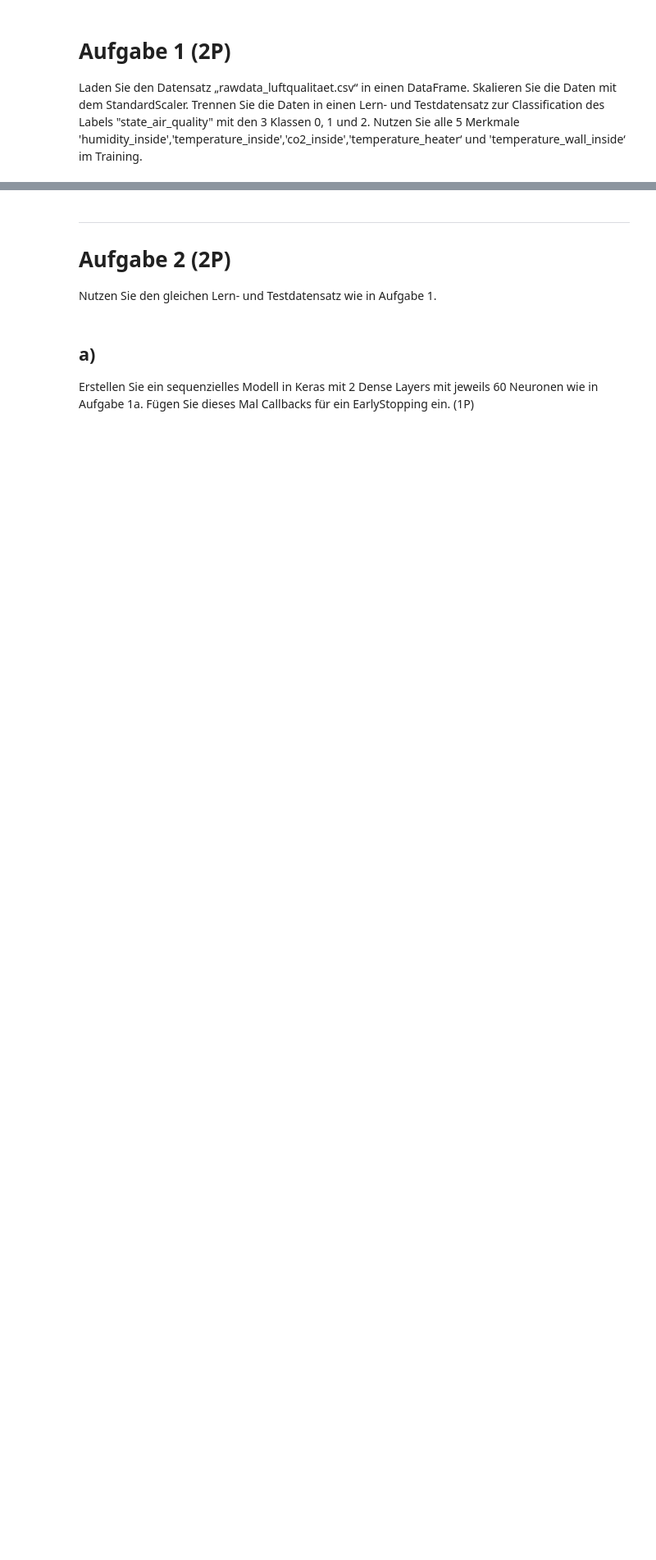
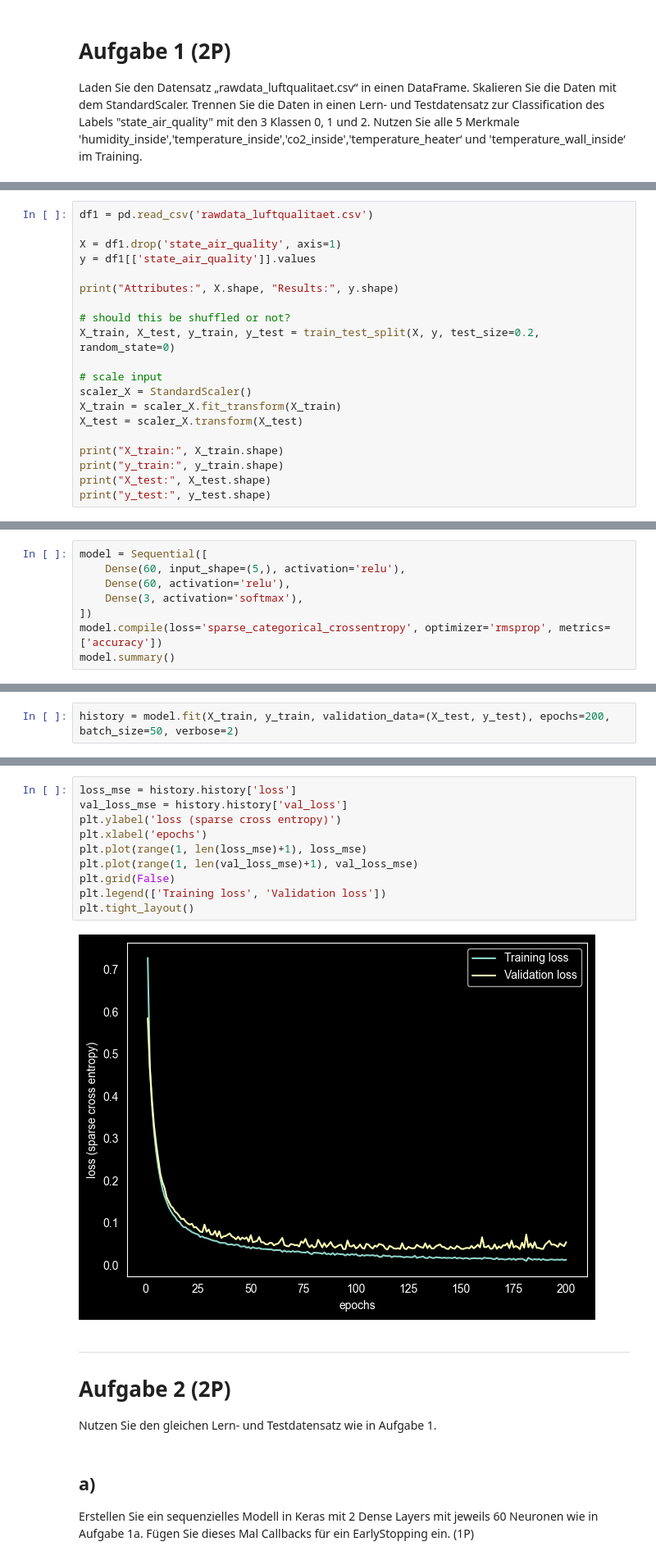
Before and after one commit to MuhammedKrz/DatenanalyseUndMLPraktika, a Jupyter notebook: Blatt 8/Praktikum8.ipynb, the cells around one changed output, grey strips where cells are left out. Shown at 82% size. Cells and saved outputs as stored; diff of their text form; blank space fills up the shorter version.

```diff
--- a/Blatt 8/Praktikum8.ipynb
+++ b/Blatt 8/Praktikum8.ipynb
@@ -5,0 +15,20 @@ Merkmale 'humidity_inside','temperature_inside','co2_inside','temperature_heater
+# %%
+df1 = pd.read_csv('rawdata_luftqualitaet.csv')
+
+X = df1.drop('state_air_quality', axis=1)
+y = df1[['state_air_quality']].values
+
+print("Attributes:", X.shape, "Results:", y.shape)
+
+# should this be shuffled or not?
+X_train, X_test, y_train, y_test = train_test_split(X, y, test_size=0.2, random_state=0)
+
+# scale input
+scaler_X = StandardScaler()
+X_train = scaler_X.fit_transform(X_train)
+X_test = scaler_X.transform(X_test)
+
+print("X_train:", X_train.shape)
+print("y_train:", y_train.shape)
+print("X_test:", X_test.shape)
+print("y_test:", y_test.shape)
@@ -8,3 +43,11 @@ Merkmale 'humidity_inside','temperature_inside','co2_inside','temperature_heater
 Erstellen Sie ein sequenzielles Modell in Keras mit 2 Dense Layers mit jeweils 60 Neuronen. (1P)
 
 <img src="images/1a.png" width="600">
+# %%
+model = Sequential([
+    Dense(60, input_shape=(5,), activation='relu'),
+    Dense(60, activation='relu'),
+    Dense(3, activation='softmax'),
+])
+model.compile(loss='sparse_categorical_crossentropy', optimizer='rmsprop', metrics=['accuracy'])
+model.summary()
@@ -14,3 +71,5 @@ Trainieren Sie das Modell mit mind. 200 Epochen und visualisieren Sie den Anlern
 Abbildung (1P)
 
 <img src="images/1b.png" width="600">
+# %%
+history = model.fit(X_train, y_train, validation_data=(X_test, y_test), epochs=200, batch_size=50, verbose=2)
@@ -17,3 +94,15 @@ Abbildung (1P)
+# %%
+loss_mse = history.history['loss']
+val_loss_mse = history.history['val_loss']
+plt.ylabel('loss (sparse cross entropy)')
+plt.xlabel('epochs')
+plt.plot(range(1, len(loss_mse)+1), loss_mse)
+plt.plot(range(1, len(val_loss_mse)+1), val_loss_mse)
+plt.grid(False)
+plt.legend(['Training loss', 'Validation loss'])
+plt.tight_layout()
+# %% [output]
+[figure, added]
 # %% [markdown]
 ---
 # Aufgabe 2 (2P)
```
Also changed, not shown: parts of 4 cells of this notebook.
